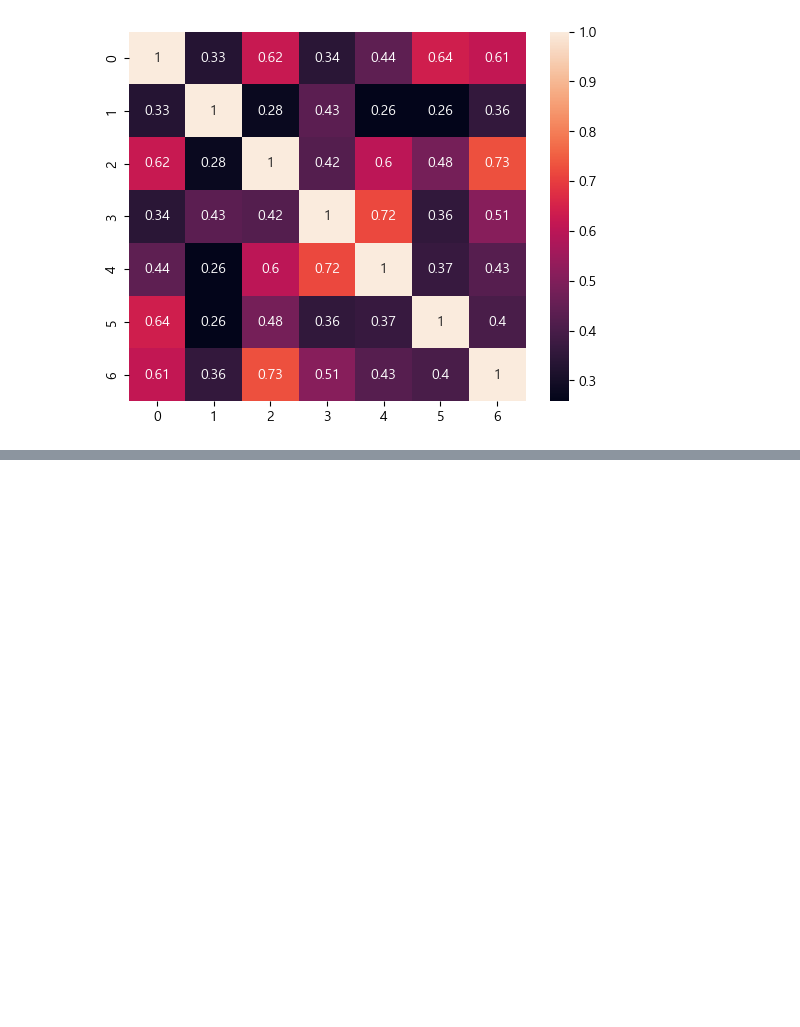
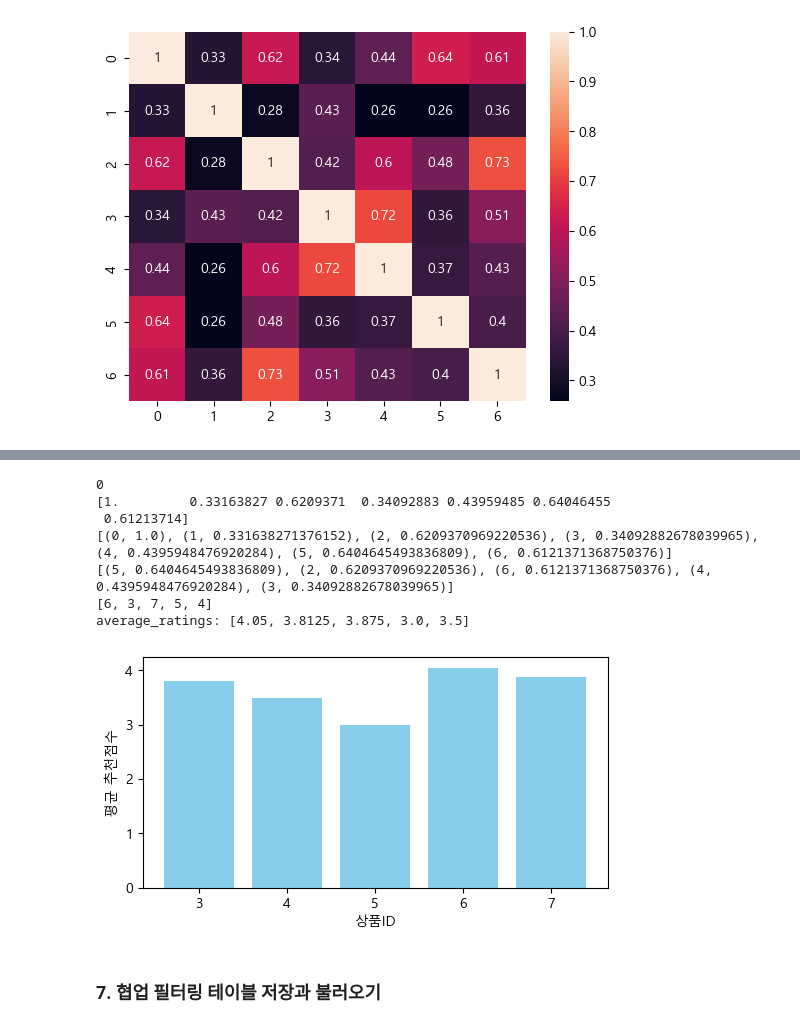
Before and after one commit to hado0123/ML, a Jupyter notebook: 03.금융상품 추천.ipynb, the cells around one changed output, grey strips where cells are left out. Saved outputs shown, nothing was run; the diff lists cells and outputs as text; code cells hidden in the pictures; blank space fills up the shorter version.

```diff
--- a/03.금융상품 추천.ipynb
+++ b/03.금융상품 추천.ipynb
@@ -448,17 +479,28 @@ sns.heatmap(similarity_scores, annot=True)
 # %%
 # 상품ID를 이용한 추천 순위
 def get_recommend_by_productid(product_id):
-    # 협업 필터링 테이블에서 입력된 상품의 index 위치 찾기
+    # 협업 필터링 테이블에서 입력된 상품의 실제 index 위치(0-based index) 찾기
     index = np.where(pt.index == product_id)[0][0]
+    print(index)
 
     # 유사도 점수 테이블에서 입력된 상품의 index 위치 값 가져오기
     product_similarity_scores = similarity_scores[index]
+    print(product_similarity_scores)
 
     # 위치 값에 순서를 부여하고 리스트형 자료형으로 변환
     product_similarity_scores_list = list(enumerate(product_similarity_scores))
+    print(product_similarity_scores_list)
 
     # 첫번째인 위치 값으로 역정렬을 하고 자신을 제외한 나머지를 선택
+    """
+    -sorted() 함수는 주어진 리스트를 정렬하는 함수입니다.
+    -key=lambda x: x[1]: key 인자는 리스트 항목을 정렬할 때 어떤 기준을 사용할지 정의하는 부분
+    -lambda x: x[1]는 각 항목에서 두 번째 값(유사도 점수)을 기준으로 정렬하겠다는 뜻입니다. 즉, (상품 ID, 유사도 점수) 중 두 번째 값인 유사도 점수를 기준으로 정렬합니다.
+    -reverse=True: 이 옵션은 내림차순으로 정렬하겠다는 의미입니다. 즉, 유사도 점수가 높은 순서대로 정렬됩니다.
+    -[1:6]: sorted() 함수로 정렬한 후, 리스트의 1번째부터 5번째까지의 항목을 슬라이싱합니다. 즉, 첫 번째 유사도를 제외하고 유사도 점수가 높은 2번째부터 6번째까지의 제품을 선택하는 것입니다.
+    """
     similar_items = sorted(product_similarity_scores_list, key=lambda x: x[1], reverse=True)[1:6]
+    print(similar_items)
 
     return similar_items
 # %%
@@ -474,3 +524,39 @@ for i in k_items:
 상품ID 7
 상품ID 5
 상품ID 4
+# %%
+# 유사 상품들의 평균 추천점수 분포
+def plot_mean_recommend_by_productid(product_id):
+    # 입력된 상품ID와 유사한 상품 구하기
+    similar_items = get_recommend_by_productid(product_id)
+
+    similar_productid = [pt.index[i[0]] for i in similar_items]
+    print(similar_productid)
+
+    """
+    -for product_id in similar_productid: 이 부분은 similar_productid 리스트에 있는 각 제품 ID (product_id)에 대해 반복합니다.
+    -final_ratings[final_ratings['상품ID'] == product_id]: final_ratings라는 데이터프레임에서, '상품ID' 컬럼이 현재의 product_id와 일치하는 행들을 필터링합니다.
+    -['추천점수']: 필터링된 데이터에서 '추천점수'라는 컬럼만을 선택합니다.
+    -.mean(): '추천점수' 컬럼에서 선택된 값들의 평균을 구합니다.
+    """
+    average_ratings = [final_ratings[final_ratings['상품ID'] == product_id]['추천점수'].mean() for product_id in similar_productid]
+    print('average_ratings:', average_ratings)
+
+    plt.figure(figsize=(6, 3))
+    plt.bar(similar_productid, average_ratings, color='skyblue')
+    plt.xlabel('상품ID')
+    plt.ylabel('평균 추천점수')
+    plt.show()
+
+plot_mean_recommend_by_productid(1)
+# %% [output]
+0
+[1.         0.33163827 0.6209371  0.34092883 0.43959485 0.64046455
+ 0.61213714]
+[(0, 1.0), (1, 0.331638271376152), (2, 0.6209370969220536), (3, 0.34092882678039965), (4, 0.4395948476920284), (5, 0.6404645493836809), (6, 0.6121371368750376)]
+[(5, 0.6404645493836809), (2, 0.6209370969220536), (6, 0.6121371368750376), (4, 0.4395948476920284), (3, 0.34092882678039965)]
+[6, 3, 7, 5, 4]
+average_ratings: [4.05, 3.8125, 3.875, 3.0, 3.5]
+[figure, added]
+# %% [markdown]
+### 7. 협업 필터링 테이블 저장과 불러오기
```
Also changed, not shown: parts of 10 cells of this notebook, 1 other file.
